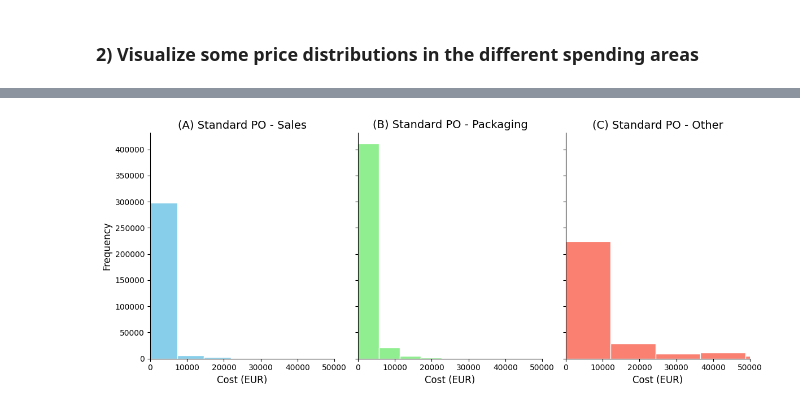
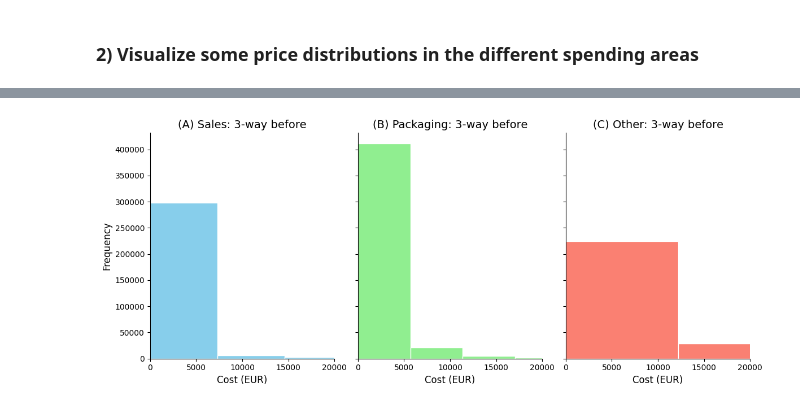
Before and after one commit to sampledrift42/MDS-PODS-Proj1, a Jupyter notebook: data_preparation/data_exploration.ipynb, the cells around one changed output, grey strips where cells are left out. Cells and saved outputs as stored; diff of their text form; code cells hidden in the pictures.

Commit message:
feat(notebook): Change of focus based on 3_way before and after

```diff
--- a/data_preparation/data_exploration.ipynb
+++ b/data_preparation/data_exploration.ipynb
@@ -637,40 +717,40 @@ Index(['lifecycle:transition', 'time:timestamp', 'concept:name',
 # %%
 # Plot (put the 3 plots together)
-common_xlim = (0,50000)
-# common_xlim = common_xlim = (min(standardpo_sales_df['Cumulative net worth (EUR)'].min(), standardpo_packaging_df['Cumulative net worth (EUR)'].min(), standardpo_other_df['Cumulative net worth (EUR)'].min()),  max(standardpo_sales_df['Cumulative net worth (EUR)'].max(), standardpo_packaging_df['Cumulative net worth (EUR)'].max(), standardpo_other_df['Cumulative net worth (EUR)'].max()))
+common_xlim = (0,20000)
+#common_xlim = common_xlim = (min(before_sales_df['Cumulative net worth (EUR)'].min(), before_packaging_df['Cumulative net worth (EUR)'].min(), before_other_df['Cumulative net worth (EUR)'].min()),  max(before_sales_df['Cumulative net worth (EUR)'].max(), before_packaging_df['Cumulative net worth (EUR)'].max(), before_other_df['Cumulative net worth (EUR)'].max()))
 
 fig, axes = plt.subplots(1, 3, figsize=(12, 5), sharey=True)
 
-axes[0].hist(standardpo_sales_df['Cumulative net worth (EUR)'], bins=30, color='skyblue', edgecolor='white')
+axes[0].hist(before_sales_df['Cumulative net worth (EUR)'], bins=30, color='skyblue', edgecolor='white')
 axes[0].set_xlim(common_xlim)
 axes[0].set_xlabel('Cost (EUR)', fontsize=12)
 axes[0].set_ylabel('Frequency', fontsize=12)
-axes[0].set_title('(A) Standard PO - Sales', fontsize=14)
+axes[0].set_title('(A) Sales: 3-way before', fontsize=14)
 axes[0].spines['top'].set_visible(False)
 axes[0].spines['right'].set_visible(False)
 axes[0].spines['left'].set_visible(True)
 axes[0].spines['bottom'].set_visible(True)
 
-axes[1].hist(standardpo_packaging_df['Cumulative net worth (EUR)'], bins=30, color='lightgreen', edgecolor='white')
+axes[1].hist(before_packaging_df['Cumulative net worth (EUR)'], bins=30, color='lightgreen', edgecolor='white')
 axes[1].set_xlim(common_xlim)
 axes[1].set_xlabel('Cost (EUR)', fontsize=12)
-axes[1].set_title('(B) Standard PO - Packaging', fontsize=14)
+axes[1].set_title('(B) Packaging: 3-way before', fontsize=14)
 axes[1].spines['top'].set_visible(False)
 axes[1].spines['right'].set_visible(False)
 axes[1].spines['left'].set_visible(True)
 axes[1].spines['bottom'].set_visible(True)
 
-axes[2].hist(standardpo_other_df['Cumulative net worth (EUR)'], bins=30, color='salmon', edgecolor='white')
+axes[2].hist(before_other_df['Cumulative net worth (EUR)'], bins=30, color='salmon', edgecolor='white')
 axes[2].set_xlim(common_xlim)
 axes[2].set_xlabel('Cost (EUR)', fontsize=12)
-axes[2].set_title('(C) Standard PO - Other', fontsize=14)
+axes[2].set_title('(C) Other: 3-way before', fontsize=14)
 axes[2].spines['top'].set_visible(False)
 axes[2].spines['right'].set_visible(False)
 axes[2].spines['left'].set_visible(True)
 axes[2].spines['bottom'].set_visible(True)
 
 plt.tight_layout()
-plt.savefig("histograms_standardpo.png", dpi=300, bbox_inches='tight', format='png')
+plt.savefig("histograms_price_before.png", dpi=300, bbox_inches='tight', format='png')
 plt.show()
 # %% [output]
-[figure, old version]
+[figure, new version]
```
Also changed, not shown: parts of 14 cells of this notebook.
